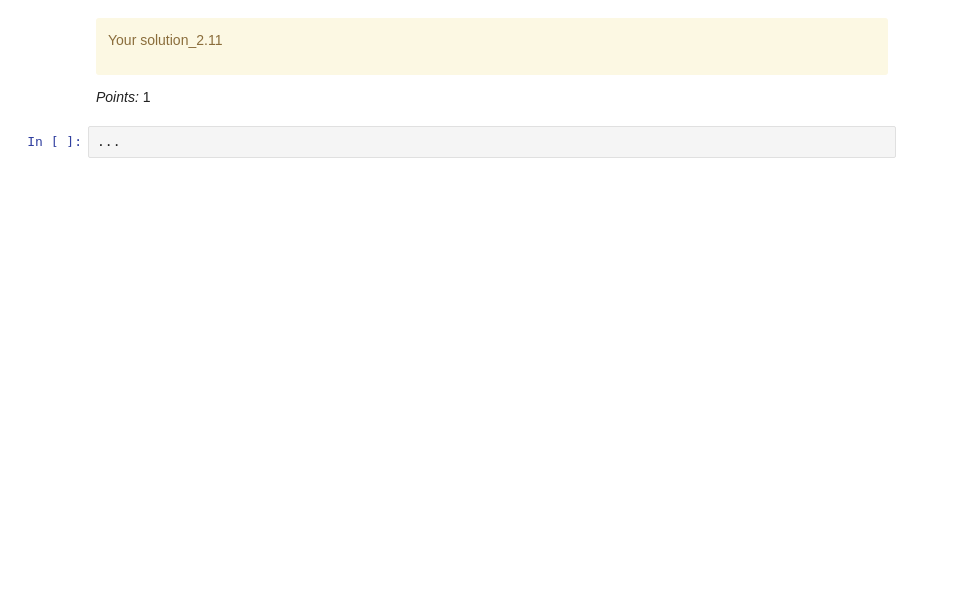
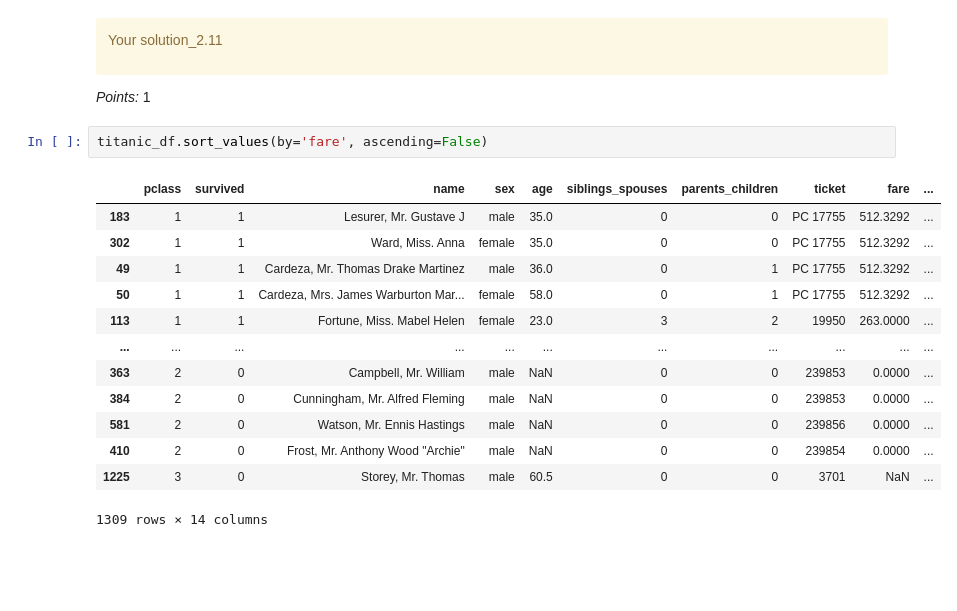
Before and after one commit to underscoreHasan/hw1, a Jupyter notebook: hw1.ipynb, the cells around one changed output. Saved outputs shown, nothing was run; the diff lists cells and outputs as text; blank space fills up the shorter version.

```diff
--- a/hw1.ipynb
+++ b/hw1.ipynb
@@ -370,8 +430,22 @@ Your solution_2.11
 </div>
 
 _Points:_ 1
-# %%
-...
+# %%
+titanic_df.sort_values(by='fare', ascending=False)
+# %% [output]
+|  | pclass | survived | name | sex | age | siblings_spouses | parents_children | ticket | fare | ... |
+| 183 | 1 | 1 | Lesurer, Mr. Gustave J | male | 35.0 | 0 | 0 | PC 17755 | 512.3292 | ... |
+| 302 | 1 | 1 | Ward, Miss. Anna | female | 35.0 | 0 | 0 | PC 17755 | 512.3292 | ... |
+| 49 | 1 | 1 | Cardeza, Mr. Thomas Drake Martinez | male | 36.0 | 0 | 1 | PC 17755 | 512.3292 | ... |
+| 50 | 1 | 1 | Cardeza, Mrs. James Warburton Mar... | female | 58.0 | 0 | 1 | PC 17755 | 512.3292 | ... |
+| 113 | 1 | 1 | Fortune, Miss. Mabel Helen | female | 23.0 | 3 | 2 | 19950 | 263.0000 | ... |
+| ... | ... | ... | ... | ... | ... | ... | ... | ... | ... | ... |
+| 363 | 2 | 0 | Campbell, Mr. William | male | NaN | 0 | 0 | 239853 | 0.0000 | ... |
+| 384 | 2 | 0 | Cunningham, Mr. Alfred Fleming | male | NaN | 0 | 0 | 239853 | 0.0000 | ... |
+| 581 | 2 | 0 | Watson, Mr. Ennis Hastings | male | NaN | 0 | 0 | 239856 | 0.0000 | ... |
+| 410 | 2 | 0 | Frost, Mr. Anthony Wood "Archie" | male | NaN | 0 | 0 | 239854 | 0.0000 | ... |
+| 1225 | 3 | 0 | Storey, Mr. Thomas | male | 60.5 | 0 | 0 | 3701 | NaN | ... |
+1309 rows × 14 columns
 # %% [markdown]
 <!-- END QUESTION -->
 
```
Also changed, not shown: parts of 40 cells of this notebook, 1 other file.
